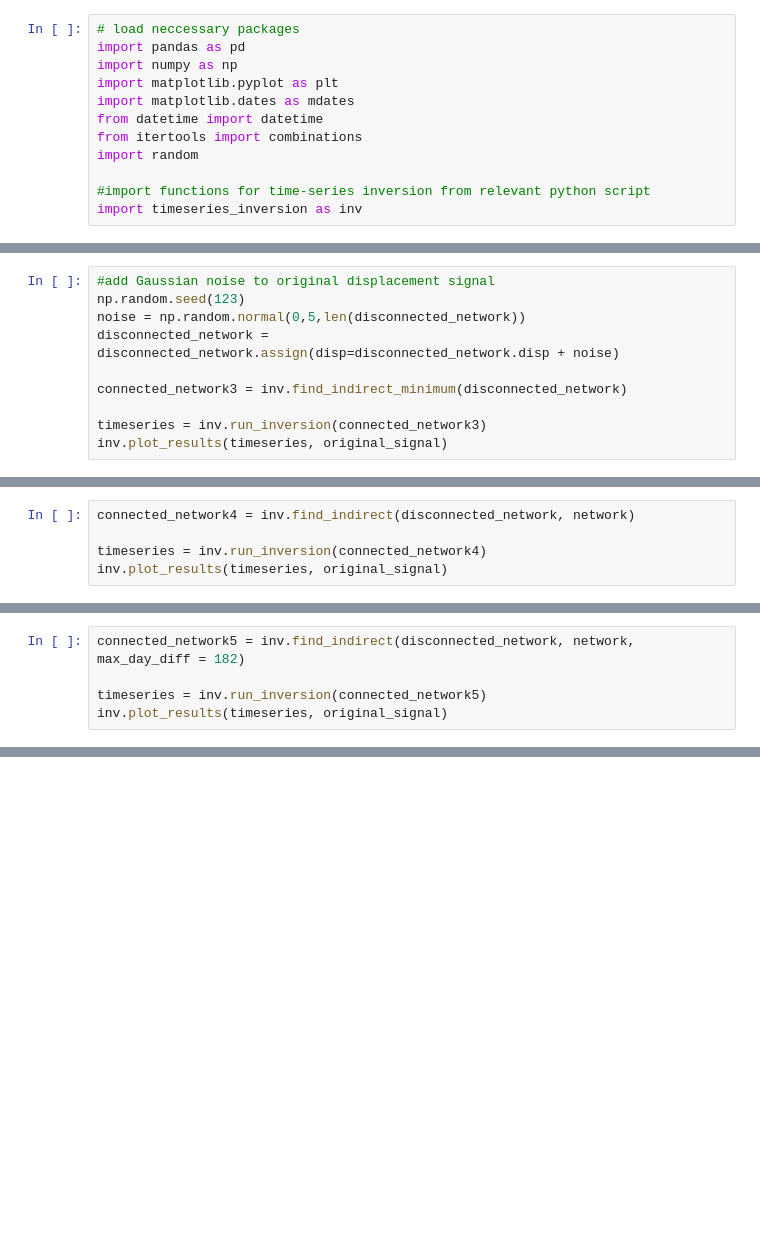
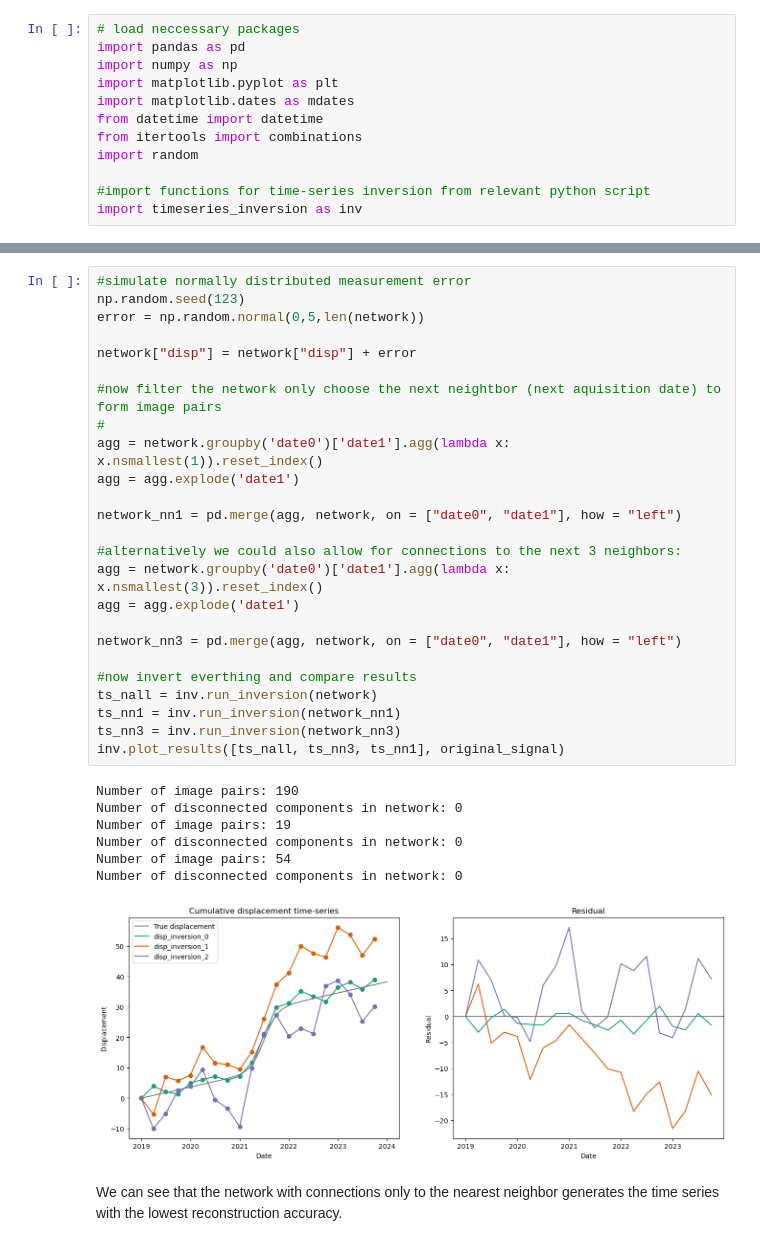
Before and after one commit to UP-RS-ESP/timeseries_inversion, a Jupyter notebook: timeseries_inversion_sparse_and_disconnected_networks.ipynb, the cells around one changed output, grey strips where cells are left out. Saved outputs shown, nothing was run; the diff lists cells and outputs as text; blank space fills up the shorter version.

Commit message:
fix dates

```diff
--- a/timeseries_inversion_sparse_and_disconnected_networks.ipynb
+++ b/timeseries_inversion_sparse_and_disconnected_networks.ipynb
@@ -86,10 +39,0 @@ While under noise-free conditions, the minimum number option performs considerab
-# %%
-#add Gaussian noise to original displacement signal
-np.random.seed(123)
-noise = np.random.normal(0,5,len(disconnected_network))
-disconnected_network = disconnected_network.assign(disp=disconnected_network.disp + noise)
-
-connected_network3 = inv.find_indirect_minimum(disconnected_network)
-
-timeseries = inv.run_inversion(connected_network3)
-inv.plot_results(timeseries, original_signal)
@@ -102,5 +39,0 @@ Here, the smoothing capabilities of the large number of connections can be benif
-# %%
-connected_network4 = inv.find_indirect(disconnected_network, network)
-
-timeseries = inv.run_inversion(connected_network4)
-inv.plot_results(timeseries, original_signal)
@@ -113,5 +39,0 @@ A compromise between both methods is to set a maximum time difference limit, whi
-# %%
-connected_network5 = inv.find_indirect(disconnected_network, network, max_day_diff = 182)
-
-timeseries = inv.run_inversion(connected_network5)
-inv.plot_results(timeseries, original_signal)
@@ -126,0 +44,35 @@ timeseries.to_csv("./Rplotting/timeseries_example.csv", index = False)
+# %%
+#simulate normally distributed measurement error
+np.random.seed(123)
+error = np.random.normal(0,5,len(network))
+
+network["disp"] = network["disp"] + error
+
+#now filter the network only choose the next neightbor (next aquisition date) to form image pairs
+#
+agg = network.groupby('date0')['date1'].agg(lambda x: x.nsmallest(1)).reset_index()
+agg = agg.explode('date1')
+
+network_nn1 = pd.merge(agg, network, on = ["date0", "date1"], how = "left")
+
+#alternatively we could also allow for connections to the next 3 neighbors:
+agg = network.groupby('date0')['date1'].agg(lambda x: x.nsmallest(3)).reset_index()
+agg = agg.explode('date1')
+
+network_nn3 = pd.merge(agg, network, on = ["date0", "date1"], how = "left")
+
+#now invert everthing and compare results
+ts_nall = inv.run_inversion(network)
+ts_nn1 = inv.run_inversion(network_nn1)
+ts_nn3 = inv.run_inversion(network_nn3)
+inv.plot_results([ts_nall, ts_nn3, ts_nn1], original_signal)
+# %% [output]
+Number of image pairs: 190
+Number of disconnected components in network: 0
+Number of image pairs: 19
+Number of disconnected components in network: 0
+Number of image pairs: 54
+Number of disconnected components in network: 0
+[figure, added]
+# %% [markdown]
+We can see that the network with connections only to the nearest neighbor generates the time series with the lowest reconstruction accuracy.
```
Also changed, not shown: parts of 18 cells of this notebook, 3 other files.
